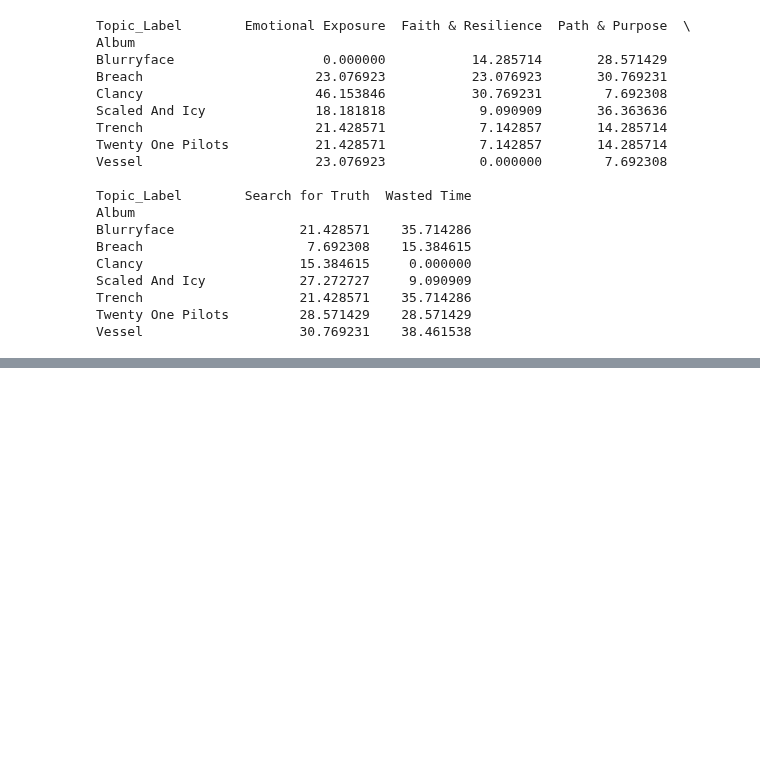
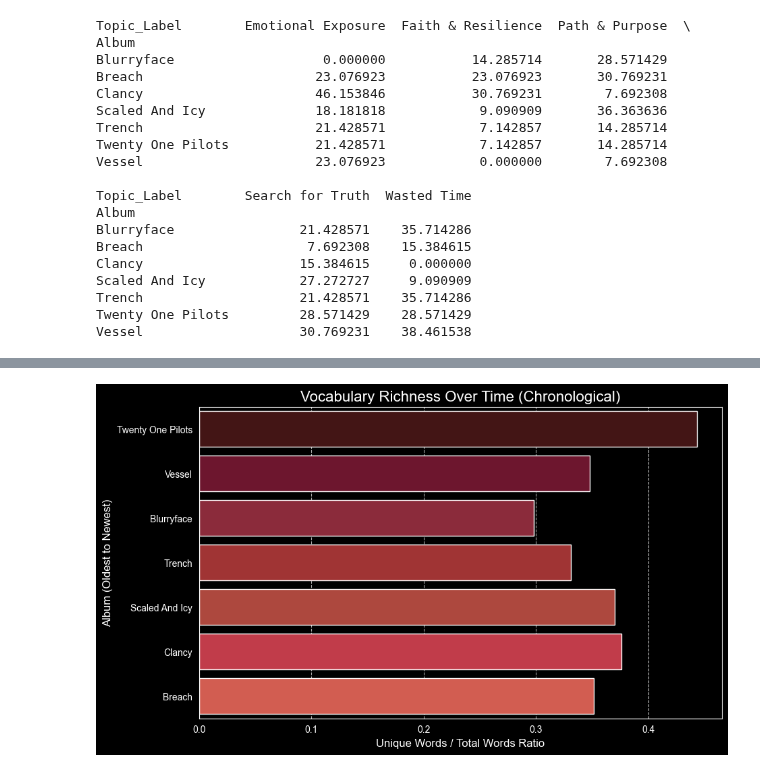
Before and after one commit to MeredithClikkie/torchbearerlab.github.io, a Jupyter notebook: AllAlbumLyrics.ipynb, the cells around one changed output, grey strips where cells are left out. Cells and saved outputs as stored; diff of their text form; code cells hidden in the pictures; blank space fills up the shorter version.

```diff
--- a/AllAlbumLyrics.ipynb
+++ b/AllAlbumLyrics.ipynb
@@ -802,3 +777,46 @@ plt.show()
+# %%
+import pandas as pd
+import seaborn as sns
+import matplotlib.pyplot as plt
+
+def calculate_diversity(text):
+    words = str(text).lower().split()
+    if len(words) == 0: return 0
+    return len(set(words)) / len(words)
+
+# 2. Apply Diversity Calculation
+df_combined['Lexical_Diversity'] = df_combined['Lyrics'].apply(calculate_diversity)
+
+# 3. Create the Score Dataframe and map the years
+# We don't use .sort_values() here because we want to control the order manually
+diversity_scores = df_combined.groupby('album_name')['Lexical_Diversity'].mean().reset_index()
+diversity_scores['Release_Year'] = diversity_scores['album_name'].map(release_dates)
+
+# 4. Sort by Release_Year instead of the score
+diversity_scores = diversity_scores.sort_values('Release_Year')
+
+# 5. Define Colors (matching your warm palette)
+warm_colors = ['#4A0E0E', '#7B0828', '#9B1B30', '#B22222', '#C0392B', '#D72638', '#E74C3C']
+
+# 6. Plotting
+plt.figure(figsize=(10, 6))
+sns.barplot(
+    data=diversity_scores,
+    x='Lexical_Diversity',
+    y='album_name',
+    hue='album_name',
+    palette=warm_colors,
+    legend=False # Removes the redundant legend
+)
+
+plt.title('Vocabulary Richness Over Time (Chronological)', fontsize=16)
+plt.xlabel('Unique Words / Total Words Ratio', fontsize=12)
+plt.ylabel('Album (Oldest to Newest)', fontsize=12)
+plt.grid(axis='x', linestyle='--', alpha=0.7)
+
+plt.show()
+# %% [output]
+[figure, added]
 # %%
 from textblob import TextBlob
 
```
Also changed, not shown: parts of 32 cells of this notebook.
